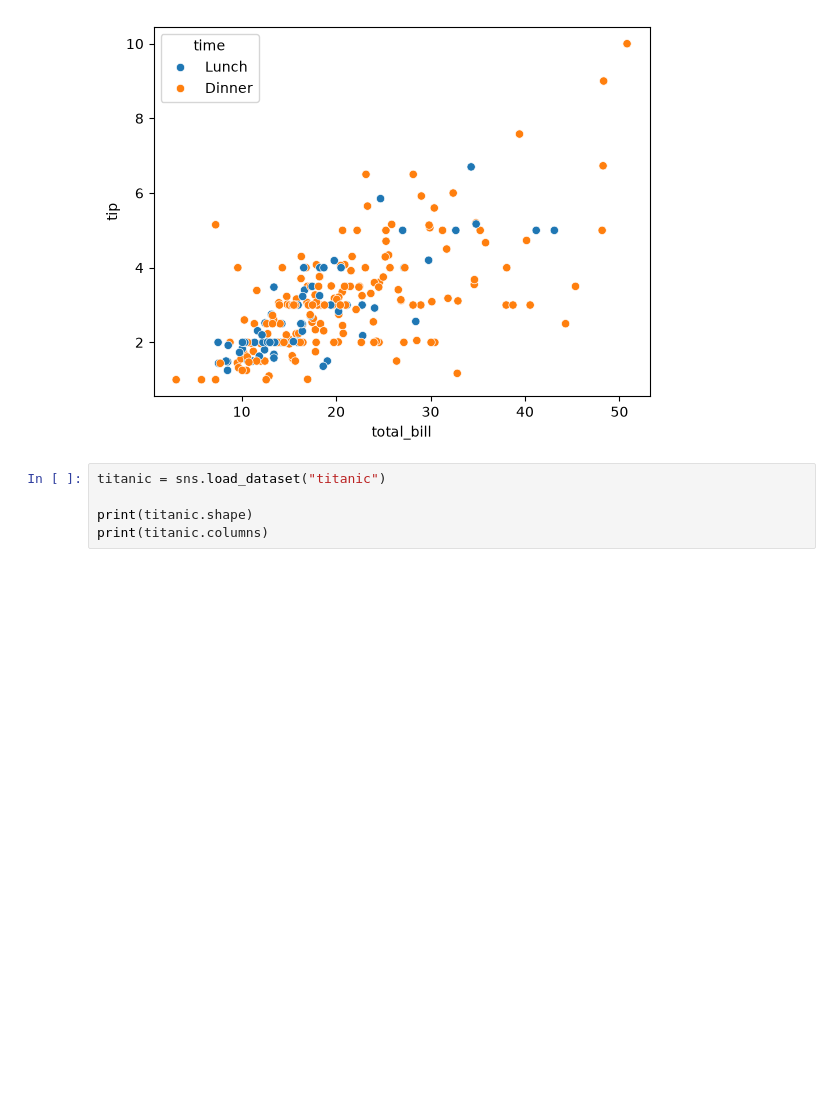
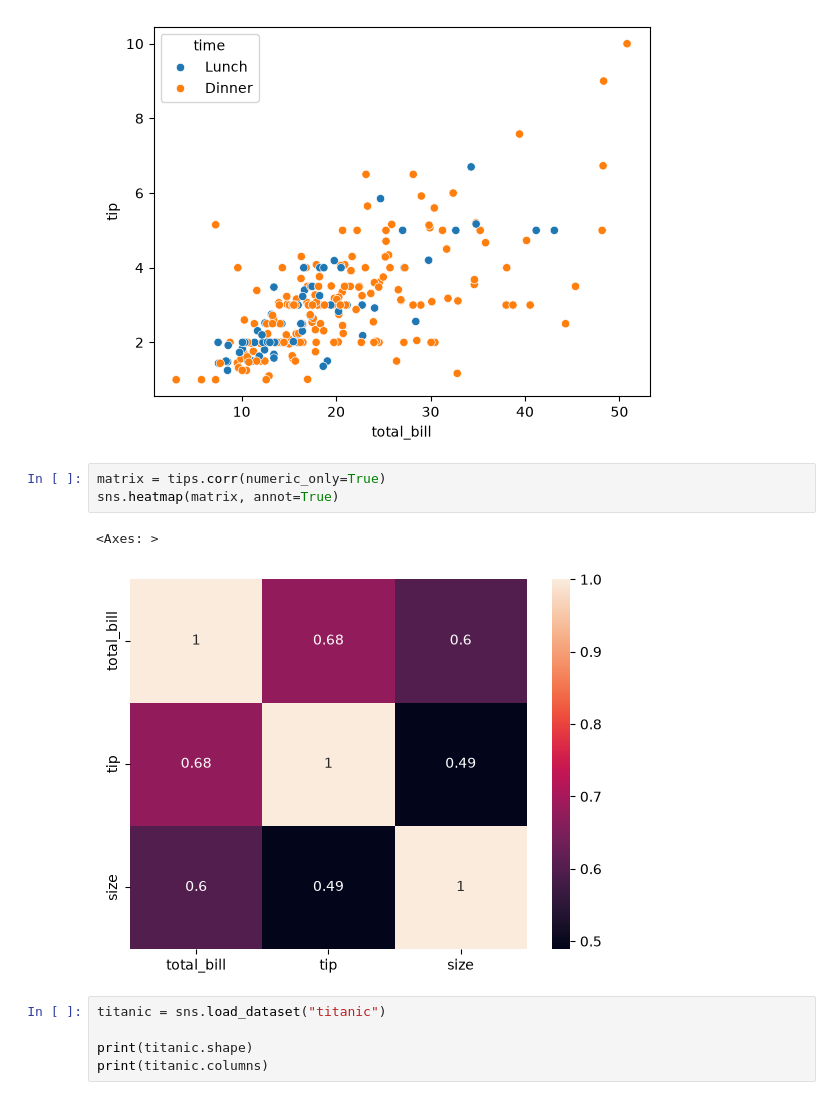
Before and after one commit to DScraftPL/dbai, a Jupyter notebook: kolos_prep_1.ipynb, the cells around one changed output. Saved outputs shown, nothing was run; the diff lists cells and outputs as text; blank space fills up the shorter version.

Commit message:
forgot corr

```diff
--- a/kolos_prep_1.ipynb
+++ b/kolos_prep_1.ipynb
@@ -132,6 +141,12 @@ sns.scatterplot(data=tips, x="total_bill", y="tip", hue="time")
 # %% [output]
 <Axes: xlabel='total_bill', ylabel='tip'>
 [figure]
+# %%
+matrix = tips.corr(numeric_only=True)
+sns.heatmap(matrix, annot=True)
+# %% [output]
+<Axes: >
+[figure, added]
 # %%
 titanic = sns.load_dataset("titanic")
 
```
Also changed, not shown: parts of 1 cell of this notebook, 17 other files.
